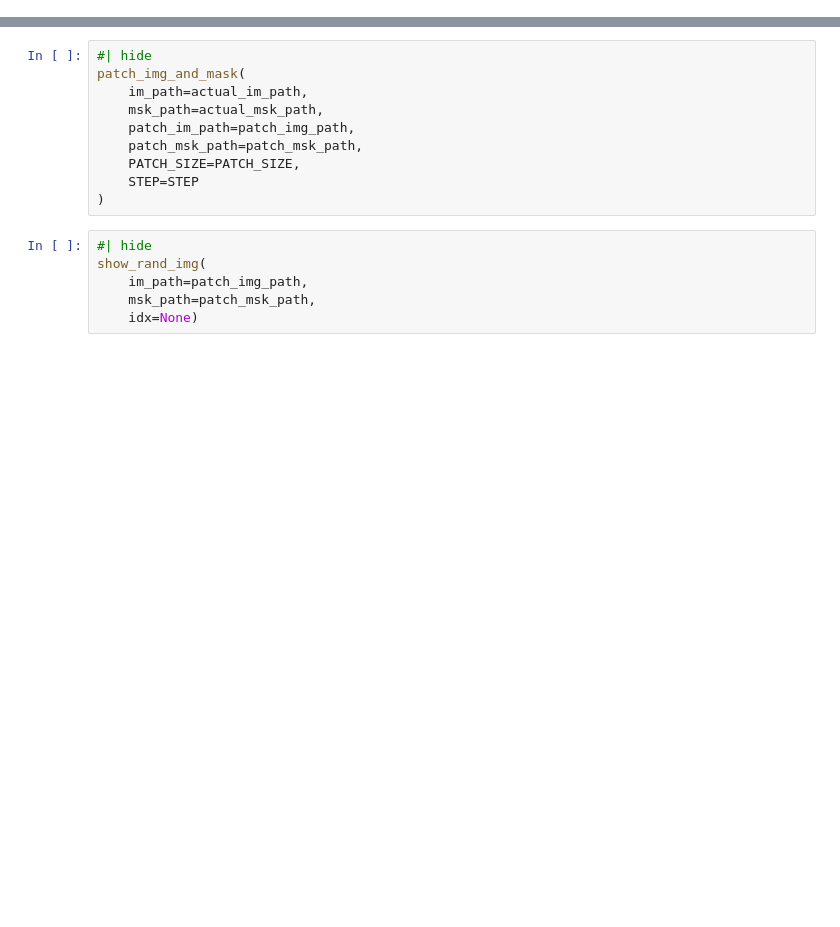
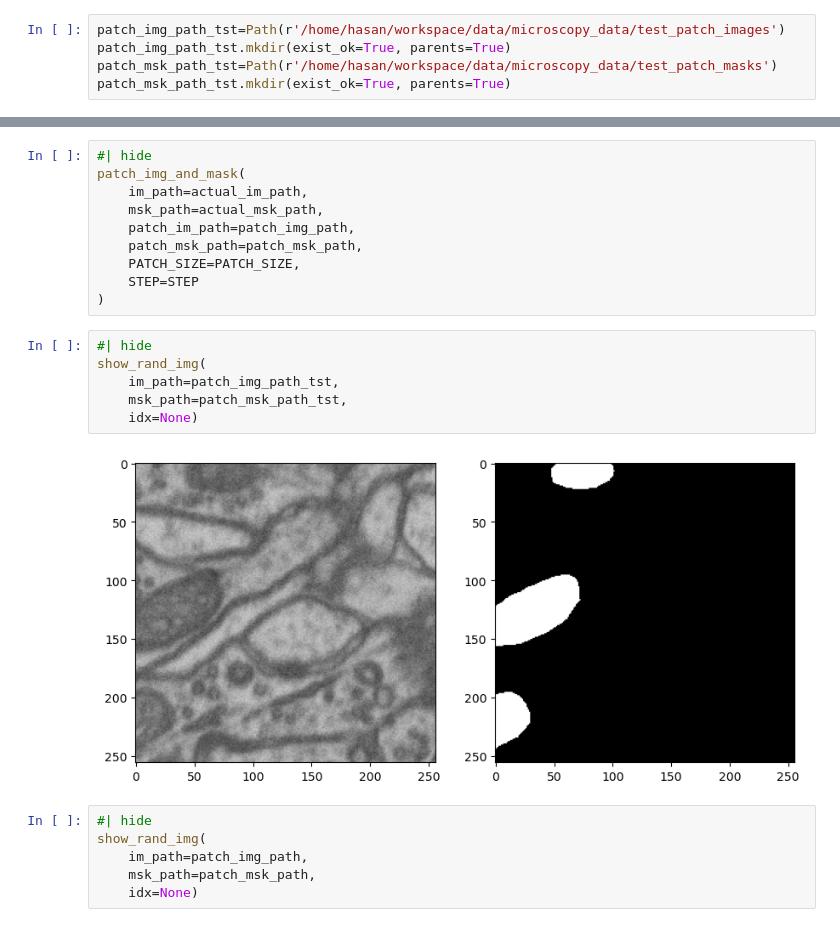
Before and after one commit to HasanGoni/fine_tune_SAM, a Jupyter notebook: nbs/01_patch_dataset.ipynb, the cells around one changed output, grey strips where cells are left out. Cells and saved outputs as stored; diff of their text form; blank space fills up the shorter version.

```diff
--- a/nbs/01_patch_dataset.ipynb
+++ b/nbs/01_patch_dataset.ipynb
@@ -122,6 +150,11 @@ patch_img_path=Path(r'/home/hasan/workspace/data/microscopy_data/patch_images')
 patch_img_path.mkdir(exist_ok=True, parents=True)
 patch_msk_path=Path(r'/home/hasan/workspace/data/microscopy_data/patch_masks')
 patch_msk_path.mkdir(exist_ok=True, parents=True)
+# %%
+patch_img_path_tst=Path(r'/home/hasan/workspace/data/microscopy_data/test_patch_images')
+patch_img_path_tst.mkdir(exist_ok=True, parents=True)
+patch_msk_path_tst=Path(r'/home/hasan/workspace/data/microscopy_data/test_patch_masks')
+patch_msk_path_tst.mkdir(exist_ok=True, parents=True)
 # %%
 #| hide
 PATCH_SIZE= 256
@@ -165,6 +208,14 @@ patch_img_and_mask(
     PATCH_SIZE=PATCH_SIZE,
     STEP=STEP
 )
+# %%
+#| hide
+show_rand_img(
+    im_path=patch_img_path_tst,
+    msk_path=patch_msk_path_tst,
+    idx=None)
+# %% [output]
+[figure, added]
 # %%
 #| hide
 show_rand_img(
```
Also changed, not shown: parts of 13 cells of this notebook, 5 other files.
